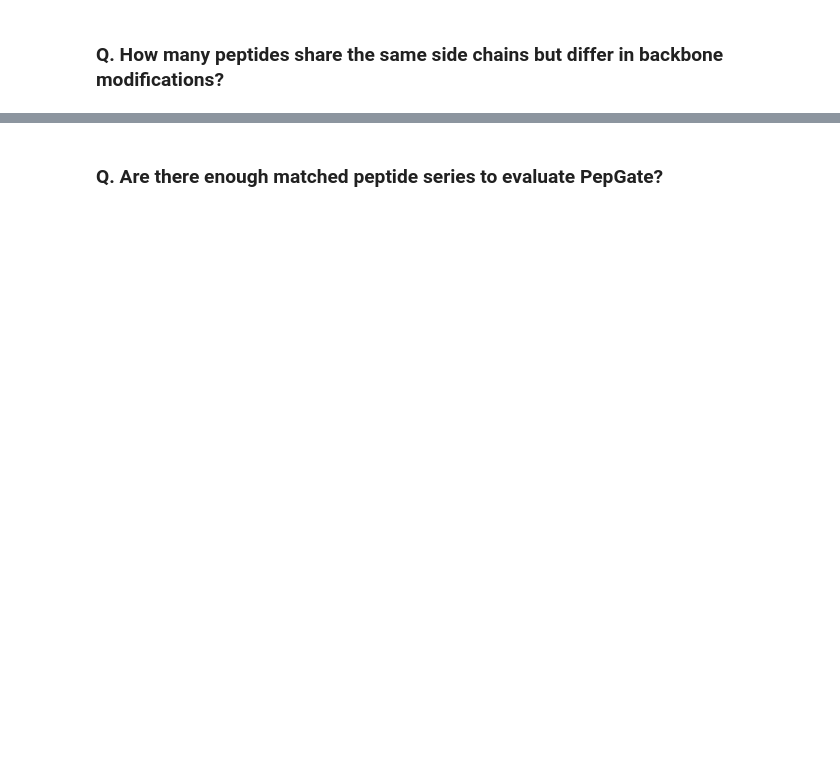
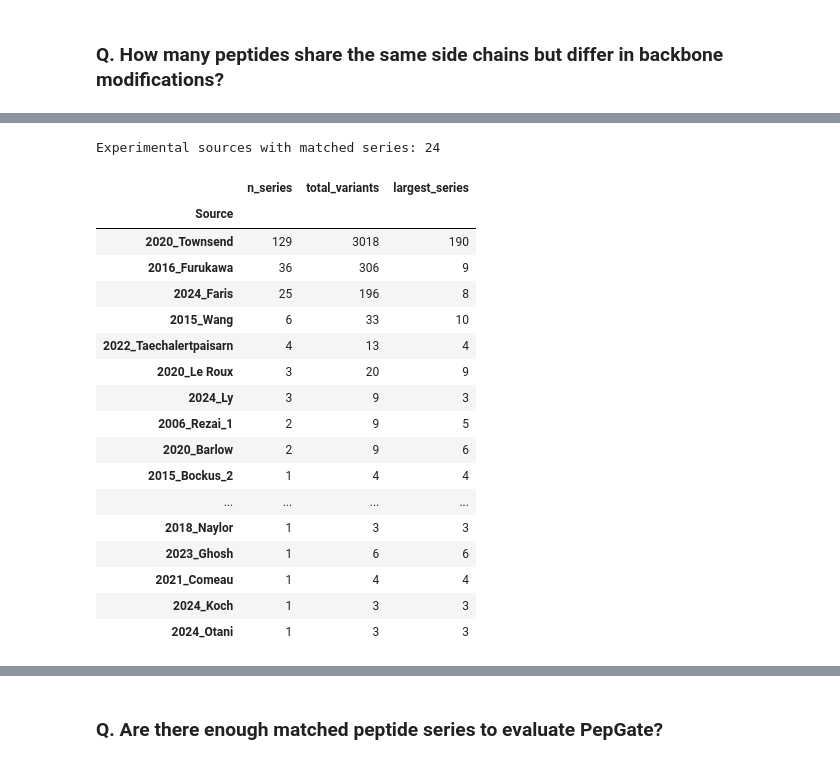
Before and after one commit to hamda-alh/PepGate, a Jupyter notebook: notebooks/01_EDA.ipynb, the cells around one changed output, grey strips where cells are left out. Saved outputs shown, nothing was run; the diff lists cells and outputs as text; code cells hidden in the pictures; blank space fills up the shorter version.

```diff
--- a/notebooks/01_EDA.ipynb
+++ b/notebooks/01_EDA.ipynb
@@ -635,0 +873,22 @@ Candidate backbone N-methylated monomers: 58
+# %%
+# Keep Circle peptides with PAMPA measurements
+measured = circle.dropna(subset=["PAMPA"]).copy()
+
+# Count distinct measured HELM sequences per scaffold and source
+series_counts = (
+    measured.groupby(["scaffold_id", "Source"])["HELM"]
+    .nunique()
+    .sort_values(ascending=False)
+)
+
+print("Scaffold-source groups with >=2 measured variants:",
+      (series_counts >= 2).sum())
+
+print("Scaffold-source groups with >=3 measured variants:",
+      (series_counts >= 3).sum())
+
+print("Scaffold-source groups with >=10 measured variants:",
+      (series_counts >= 10).sum())
+
+print("\nLargest measured series:")
+display(series_counts.head(10))
@@ -635,0 +913,40 @@ Candidate backbone N-methylated monomers: 58
+# %%
+# Keep groups with at least 3 measured variants
+matched_series = series_counts[series_counts >= 3]
+
+# Count matched-series groups by experimental source
+source_summary = (
+    matched_series
+    .reset_index(name="n_variants")
+    .groupby("Source")
+    .agg(
+        n_series=("scaffold_id", "size"),
+        total_variants=("n_variants", "sum"),
+        largest_series=("n_variants", "max")
+    )
+    .sort_values("n_series", ascending=False)
+)
+
+print("Experimental sources with matched series:", len(source_summary))
+
+display(source_summary)
+# %% [output]
+Experimental sources with matched series: 24
+|  | n_series | total_variants | largest_series |
+| Source |  |  |  |
+| 2020_Townsend | 129 | 3018 | 190 |
+| 2016_Furukawa | 36 | 306 | 9 |
+| 2024_Faris | 25 | 196 | 8 |
+| 2015_Wang | 6 | 33 | 10 |
+| 2022_Taechalertpaisarn | 4 | 13 | 4 |
+| 2020_Le Roux | 3 | 20 | 9 |
+| 2024_Ly | 3 | 9 | 3 |
+| 2006_Rezai_1 | 2 | 9 | 5 |
+| 2020_Barlow | 2 | 9 | 6 |
+| 2015_Bockus_2 | 1 | 4 | 4 |
+| ... | ... | ... | ... |
+| 2018_Naylor | 1 | 3 | 3 |
+| 2023_Ghosh | 1 | 6 | 6 |
+| 2021_Comeau | 1 | 4 | 4 |
+| 2024_Koch | 1 | 3 | 3 |
+| 2024_Otani | 1 | 3 | 3 |
```
Also changed, not shown: parts of 63 cells of this notebook.
